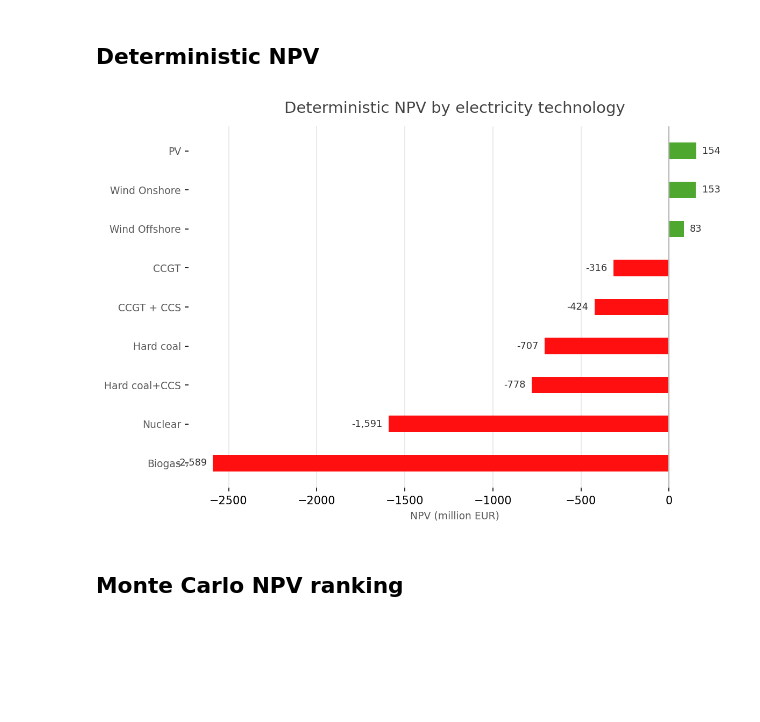
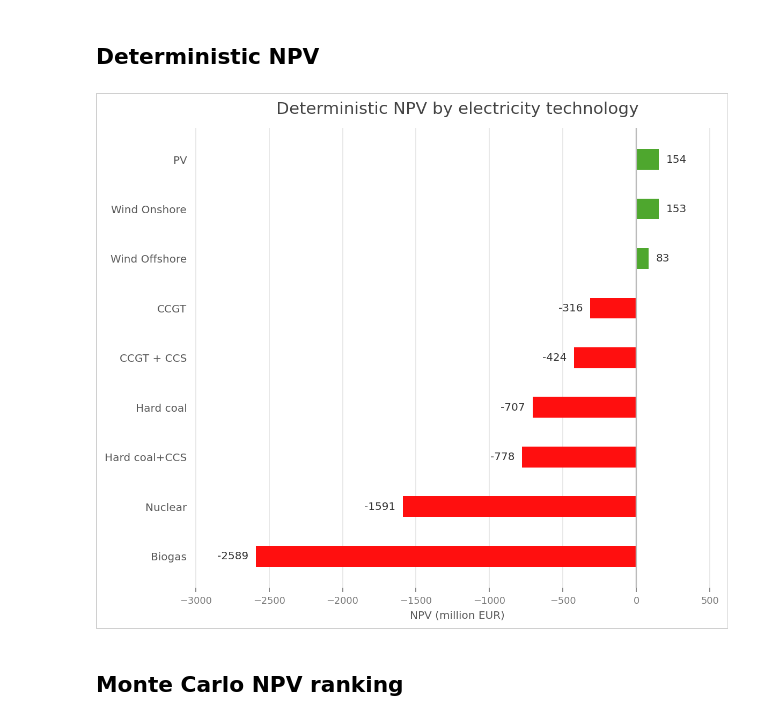
Before and after one commit to Finnzn/Master-Thesis, a Jupyter notebook: notebooks/electricity/electricity_summary.ipynb, the cells around one changed output. Drawn from its saved outputs; the diff is of its cells as text; code cells hidden in the pictures; blank space fills up the shorter version.

```diff
--- a/notebooks/electricity/electricity_summary.ipynb
+++ b/notebooks/electricity/electricity_summary.ipynb
@@ -224,11 +73,25 @@ plot_monte_carlo_mean_npv(mc_summary)
 # %% [markdown]
 ## Deterministic NPV
-# %%
-deterministic_results = calculate_deterministic_electricity_results(technologies=TECHNOLOGIES)
-det_summary = deterministic_npv_summary(deterministic_results)
-plot_deterministic_npv(det_summary)
-# %% [output]
-[figure, removed]
+# %%
+deterministic_results = calculate_deterministic_electricity_results(technologies=TECHNOLOGIES)
+det_summary_rows = []
+for technology, results in deterministic_results.items():
+    det_summary_rows.append(
+        {
+            "label": ELECTRICITY_TECHNOLOGY_LABELS.get(technology, technology),
+            "npv_m_eur": float(np.asarray(results["npv_eur"]).item()) / 1_000_000,
+        }
+    )
+det_summary = pd.DataFrame(det_summary_rows).sort_values("npv_m_eur", ascending=False)
+
+plot_mean_npv_technology_bars(
+    values_million_eur=det_summary.set_index("label")["npv_m_eur"].to_dict(),
+    output_path=None,
+    title="Deterministic NPV by electricity technology",
+)
+plt.show()
+# %% [output]
+[figure, added]
 # %% [markdown]
 ## Monte Carlo NPV ranking
 # %%
```
Also changed, not shown: parts of 7 cells of this notebook, 13 other files.
